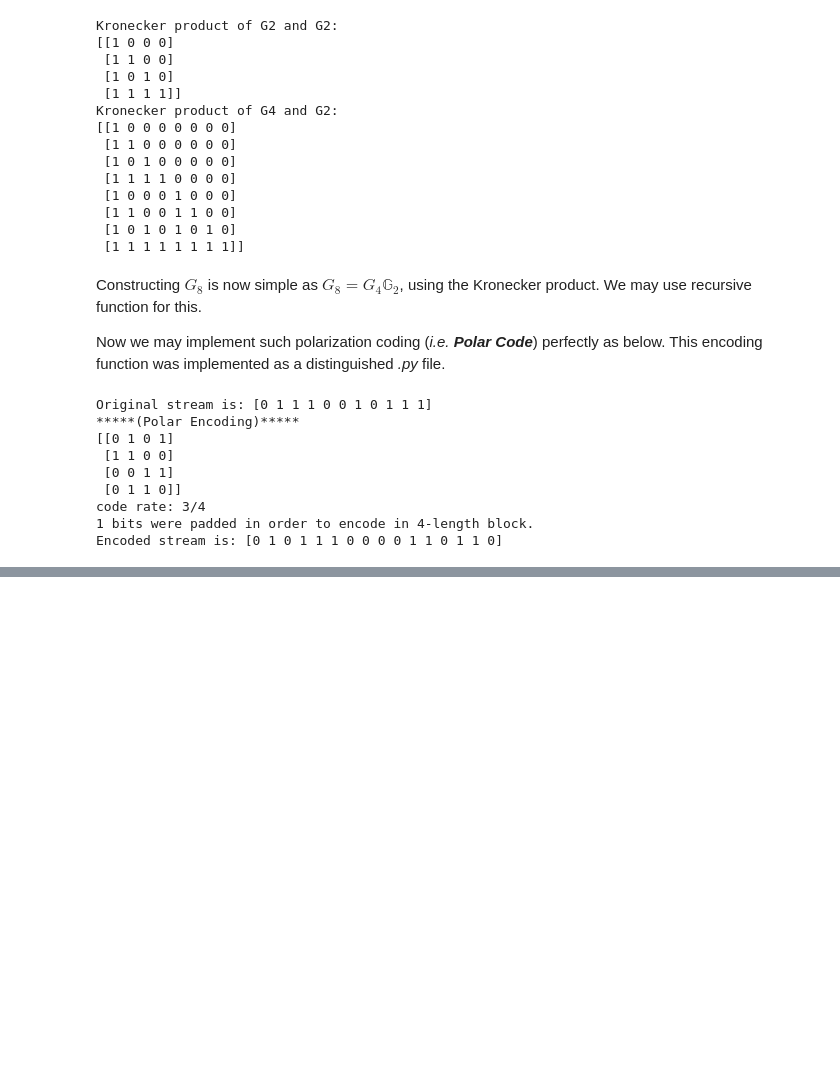
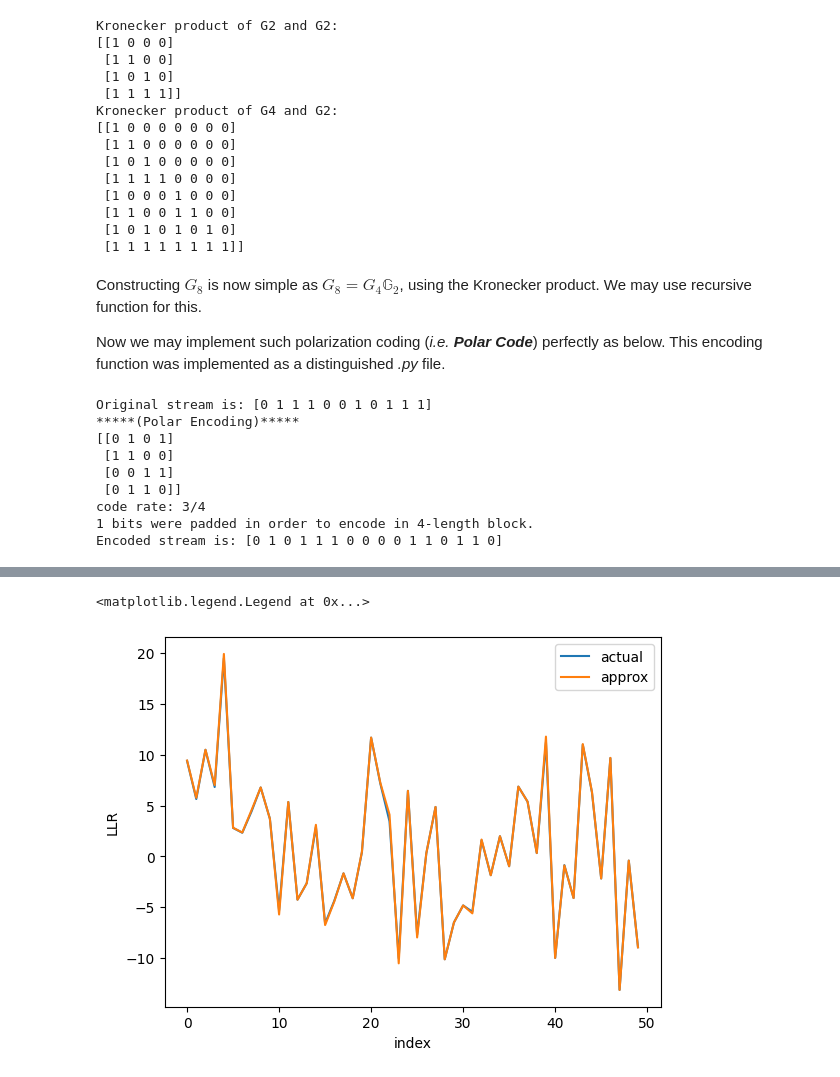
Before and after one commit to hsjoo-lghtsnd/conventional_communication, a Jupyter notebook: PolarCodeExplanation.ipynb, the cells around one changed output, grey strips where cells are left out. Cells and saved outputs as stored; diff of their text form; code cells hidden in the pictures; blank space fills up the shorter version.

```diff
--- a/PolarCodeExplanation.ipynb
+++ b/PolarCodeExplanation.ipynb
@@ -542,0 +558,72 @@ LLR(a) = \mathsf{sgn}(LLR(b))~ \mathsf{sgn}(LLR(c))~ \min(|LLR(b)|,~|LLR(c)|)
+# %%
+d0 = 1.
+d1 = -1.
+N = 0.5
+
+bitnum = 100
+
+y = np.random.choice([1,-1], size=(bitnum,), p=[1./2, 1./2])
+n = np.sqrt(N)*np.random.normal(size=(bitnum,))
+
+r = y + n
+
+
+def LLR(r, d0, d1, N):
+    return ((r-d1)**2 - (r-d0)**2)/N
+
+def LLR_approx(LLR_b,LLR_c):
+    if (not isinstance(LLR_b, (np.ndarray))):
+        raise TypeError(f'LLR_approx(): first input was not a np.ndarray object.')
+    if (not isinstance(LLR_c, (np.ndarray))):
+        raise TypeError(f'LLR_approx(): second input was not a np.ndarray object.')
+
+    if (len(LLR_b.shape)==1):
+        xb = LLR_b.shape
+        xc = LLR_c.shape
+    else:
+        xb, yb = LLR_b.shape
+        xc, yc = LLR_c.shape
+        if (yb != yc):
+            raise ValueError(f'LLR_approx(): both input values have diff shape. (in 2nd dim: {yb}, {yc})')
+    if (xb != xc):
+        raise ValueError(f'LLR_approx(): both input values have diff shape. (in 1st dim: {xb}, {xc})')
+
+
+    b = np.reshape(LLR_b, (-1,))
+    c = np.reshape(LLR_c, (-1,))
+
+    abs_b = np.abs(b)
+    abs_c = np.abs(c)
+
+    mag = np.min([abs_b, abs_c], axis=0)
+
+    res = b/abs_b * c/abs_c * mag
+    for idx, val in enumerate(res):
+        if np.isnan(val):
+            res[idx] = 0.
+    return res
+
+def LLR_actual(LLR_b, LLR_c):
+    res = np.log(np.exp(LLR_b+LLR_c)+1)
+    res = res - np.log(np.exp(LLR_b)+np.exp(LLR_c))
+    return res
+
+LLR_r = LLR(r, d0, d1, N)
+
+LLR_r1 = LLR_r[:bitnum//2]
+LLR_r2 = LLR_r[bitnum//2:]
+
+
+L_actual = LLR_actual(LLR_r1,LLR_r2)
+L_approx = LLR_approx(LLR_r1,LLR_r2)
+
+import matplotlib.pyplot as plt
+
+plt.plot(range(bitnum//2), L_actual, label='actual')
+plt.plot(range(bitnum//2), L_approx, label='approx')
+plt.xlabel('index')
+plt.ylabel('LLR')
+plt.legend()
+# %% [output]
+<matplotlib.legend.Legend at 0x...>
+[figure, added]
```
Also changed, not shown: parts of 9 cells of this notebook.
